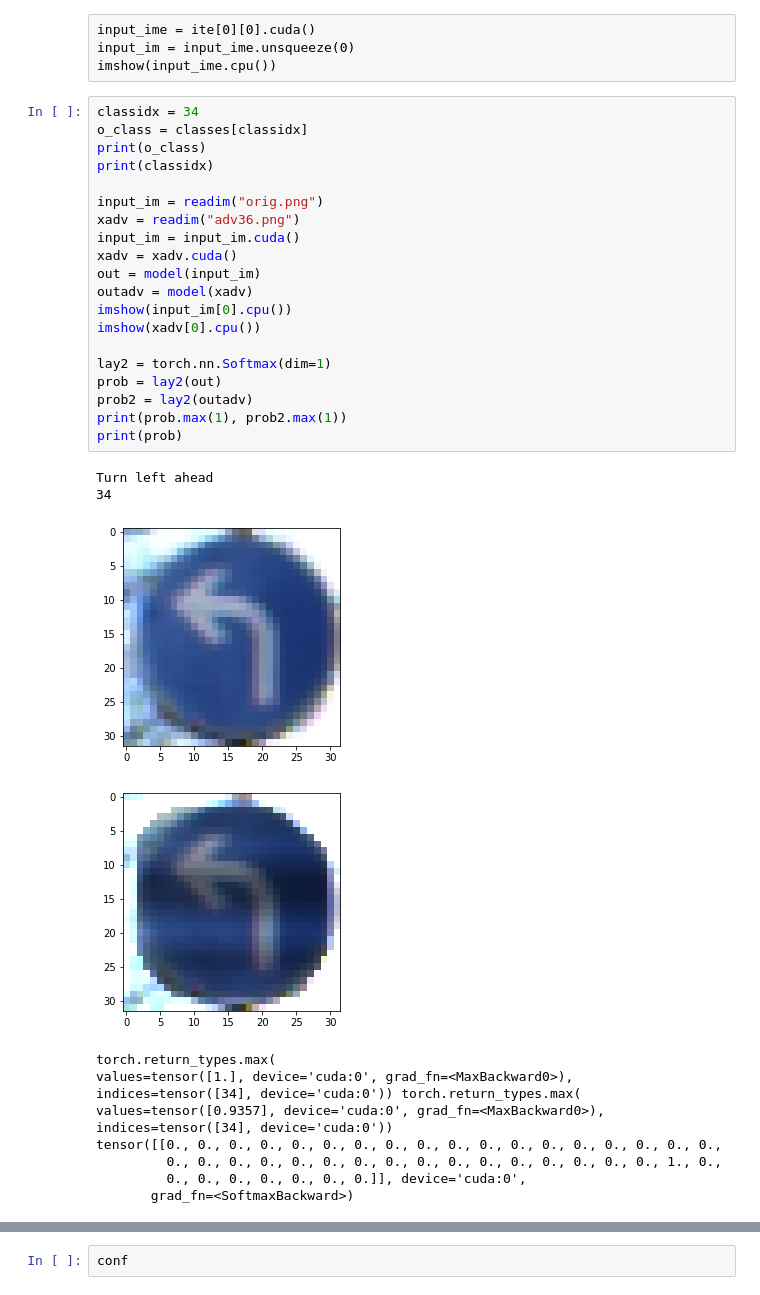
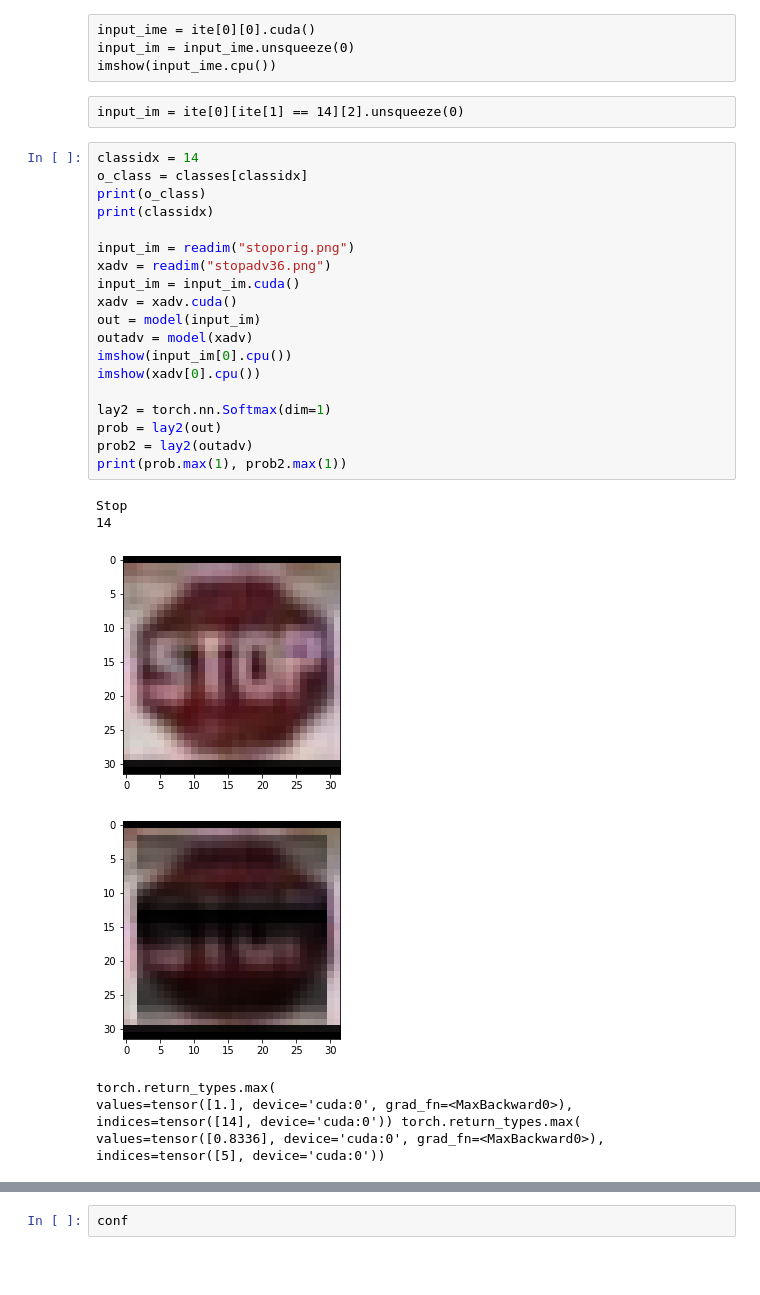
Before and after one commit to earlence-security/invis-perturbations, a Jupyter notebook: experiments.ipynb, the cells around one changed output, grey strips where cells are left out. Cells and saved outputs as stored; diff of their text form; blank space fills up the shorter version.

Commit message:
Trying with stop sign

```diff
--- a/experiments.ipynb
+++ b/experiments.ipynb
@@ -113,40 +112,37 @@ classes[16]
 input_ime = ite[0][0].cuda()
 input_im = input_ime.unsqueeze(0)
 imshow(input_ime.cpu())
+# %% [raw]
+input_im = ite[0][ite[1] == 14][2].unsqueeze(0)
 # %%
-classidx = 34
+classidx = 14
 o_class = classes[classidx]
 print(o_class)
 print(classidx)
 
-input_im = readim("orig.png")
-xadv = readim("adv36.png")
+input_im = readim("stoporig.png")
+xadv = readim("stopadv36.png")
 input_im = input_im.cuda()
 xadv = xadv.cuda()
 out = model(input_im)
 outadv = model(xadv)
 imshow(input_im[0].cpu())
 imshow(xadv[0].cpu())
 
 lay2 = torch.nn.Softmax(dim=1)
 prob = lay2(out)
 prob2 = lay2(outadv)
 print(prob.max(1), prob2.max(1))
-print(prob)
 # %% [output]
-Turn left ahead
-34
+Stop
+14
-[figure, old version]
+[figure, new version]
-[figure, old version]
+[figure, new version]
 torch.return_types.max(
 values=tensor([1.], device='cuda:0', grad_fn=<MaxBackward0>),
-indices=tensor([34], device='cuda:0')) torch.return_types.max(
-values=tensor([0.9357], device='cuda:0', grad_fn=<MaxBackward0>),
-indices=tensor([34], device='cuda:0'))
-tensor([[0., 0., 0., 0., 0., 0., 0., 0., 0., 0., 0., 0., 0., 0., 0., 0., 0., 0.,
-         0., 0., 0., 0., 0., 0., 0., 0., 0., 0., 0., 0., 0., 0., 0., 0., 1., 0.,
-         0., 0., 0., 0., 0., 0., 0.]], device='cuda:0',
-       grad_fn=<SoftmaxBackward>)
+indices=tensor([14], device='cuda:0')) torch.return_types.max(
+values=tensor([0.8336], device='cuda:0', grad_fn=<MaxBackward0>),
+indices=tensor([5], device='cuda:0'))
 # %%
 def get_object_mask(input_image):
     test = np.uint8(input_image.numpy()*255).transpose((1,2,0))
```
Also changed, not shown: parts of 14 cells of this notebook, 16 other files.
